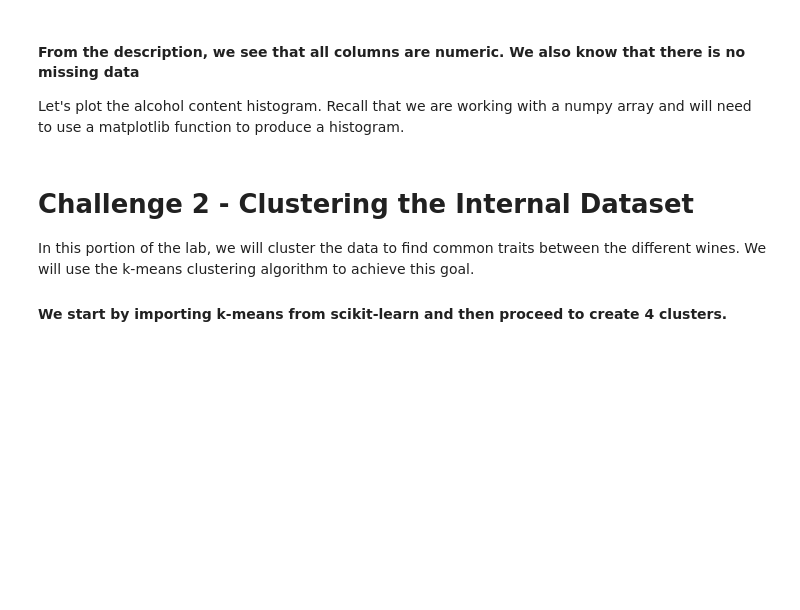
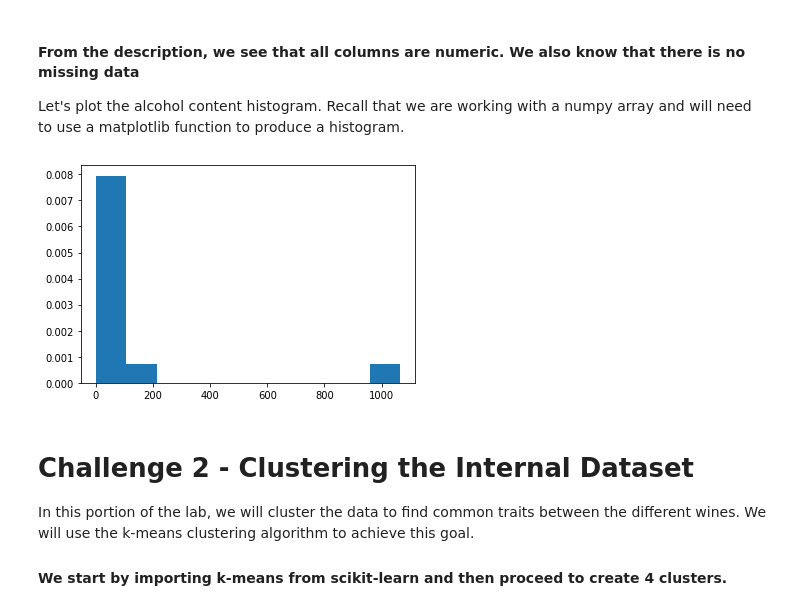
Before and after one commit to ta-datapt-bcn/lab-unsupervised-learning-and-sklearn, a Jupyter notebook: your-code/main.ipynb, the cells around one changed output. Saved outputs shown, nothing was run; the diff lists cells and outputs as text; code cells hidden in the pictures; blank space fills up the shorter version.

```diff
--- a/your-code/main.ipynb
+++ b/your-code/main.ipynb
@@ -17,6 +21,7 @@ from sklearn.datasets import load_wine
 In the cell below, use the `load_wine` function and assign the wine dataset to a variable called `wine`.
 # %%
 # Your code here:
+wine = load_wine()
 # %% [markdown]
 In the next step, list the keys of the variable `wine` to examine its contents. Note that the `load_wine` function does not return dataframes. It returns you a Python dictionary.
 # %%
@@ -42,3 +83,10 @@ Let's plot the alcohol content histogram. Recall that we are working with a nump
+# %%
+# Your code here:
+%matplotlib inline
+plt.hist(wine.data[0], density=True, bins=10)  # `density=False` would make counts
+plt.show()
+# %% [output]
+[figure, added]
 # %% [markdown]
 # Challenge 2 - Clustering the Internal Dataset
 
```
Also changed, not shown: parts of 54 cells of this notebook.
